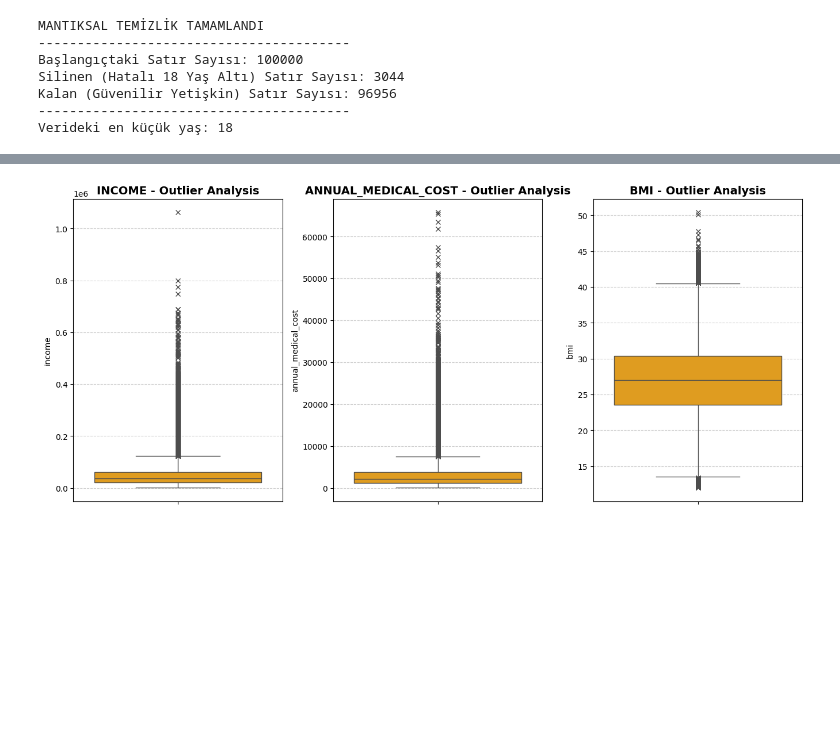
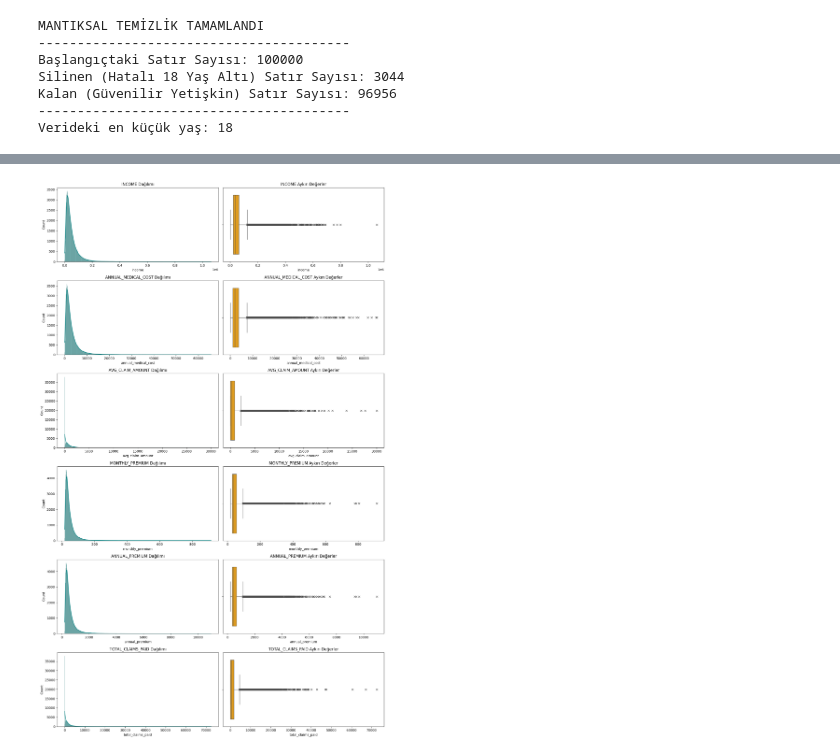
Before and after one commit to Elifglm/medical_insurance_project, a Jupyter notebook: insurance_model.ipynb, the cells around one changed output, grey strips where cells are left out. Saved outputs shown, nothing was run; the diff lists cells and outputs as text; code cells hidden in the pictures; blank space fills up the shorter version.

```diff
--- a/insurance_model.ipynb
+++ b/insurance_model.ipynb
@@ -278,16 +285,25 @@ GERÇEK SAYISAL AYKIRI DEĞER RAPORU
 # %%
-check_cols = ['income', 'annual_medical_cost', 'bmi']
+# Bakmak istediğimiz sütunlar
+check_cols = ['income', 'annual_medical_cost', 'avg_claim_amount','monthly_premium','annual_premium', 'total_claims_paid']
 
-plt.figure(figsize=(18, 6))
+def dagilim_analizi(df, sutunlar):
+    n = len(sutunlar)
+    fig, axes = plt.subplots(n, 2, figsize=(15, 4 * n))
 
-for i, col in enumerate(check_cols, 1):
-    plt.subplot(1, 4, i)
-    # Boxplot: Ortadaki kutu normal insanları, üstteki noktalar outlier'ları gösterir
-    sns.boxplot(y=df[col], color='orange', flierprops={"marker": "x", "markerfacecolor": "red"})
-    plt.title(f'{col.upper()} - Outlier Analysis', fontsize=14, fontweight='bold')
-    plt.grid(axis='y', linestyle='--', alpha=0.6)
+    for i, col in enumerate(sutunlar):
+        # 1. Grafik: Histogram (Dağılımı görmek için)
+        sns.histplot(df[col], kde=True, ax=axes[i, 0], color='teal')
+        axes[i, 0].set_title(f'{col.upper()} Dağılımı')
 
-plt.tight_layout()
-plt.show()
+        # 2. Grafik: Boxplot (Outlier'ları görmek için)
+        sns.boxplot(x=df[col], ax=axes[i, 1], color='orange',
+                    flierprops={"marker": "x", "markerfacecolor": "red"})
+        axes[i, 1].set_title(f'{col.upper()} Aykırı Değerler')
+
+    plt.tight_layout()
+    plt.show()
+
+# Fonksiyonu çalıştır
+dagilim_analizi(df, check_cols)
 # %% [output]
-[figure, old version]
+[figure, new version]
```
Also changed, not shown: parts of 7 cells of this notebook, 2 other files.
